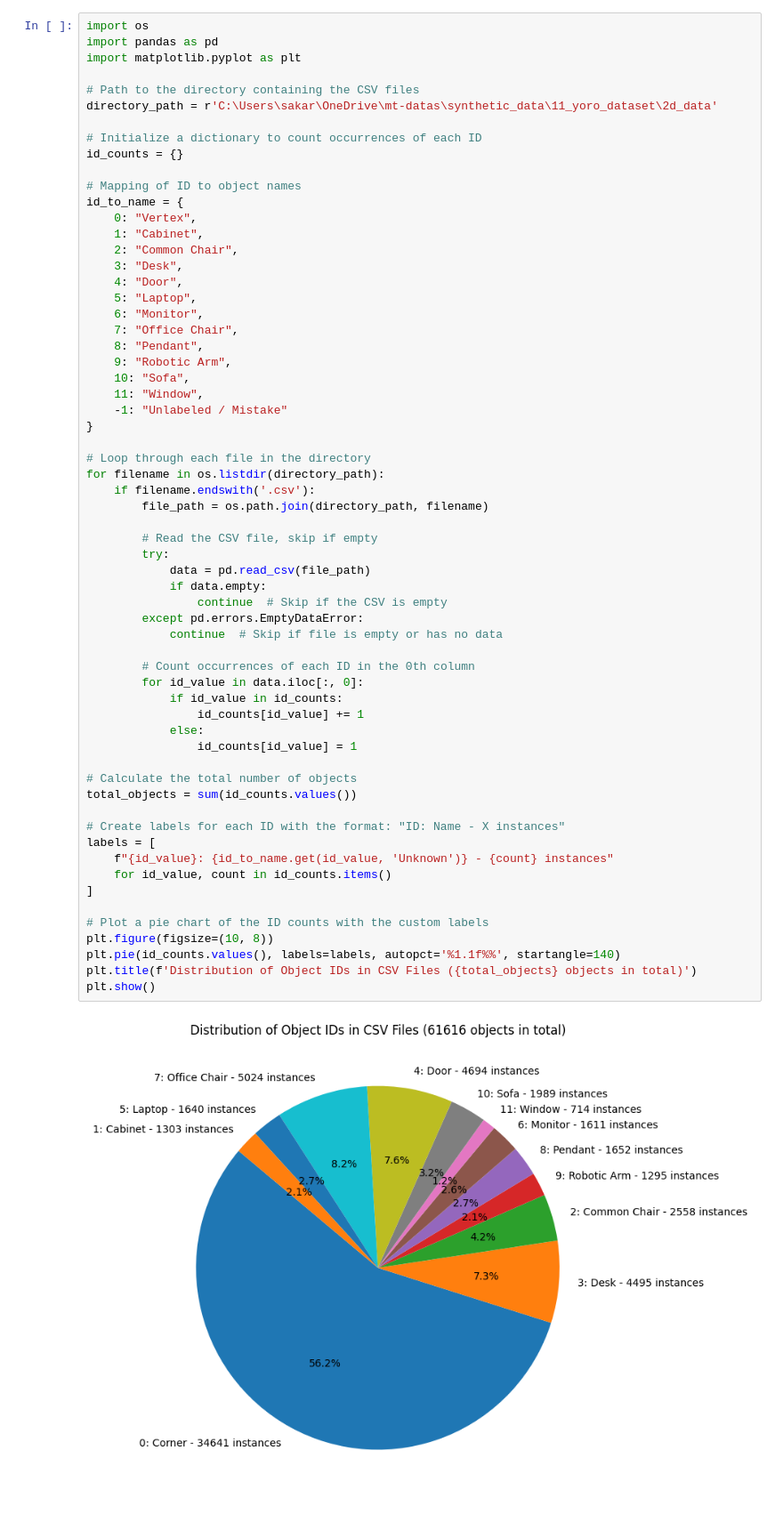
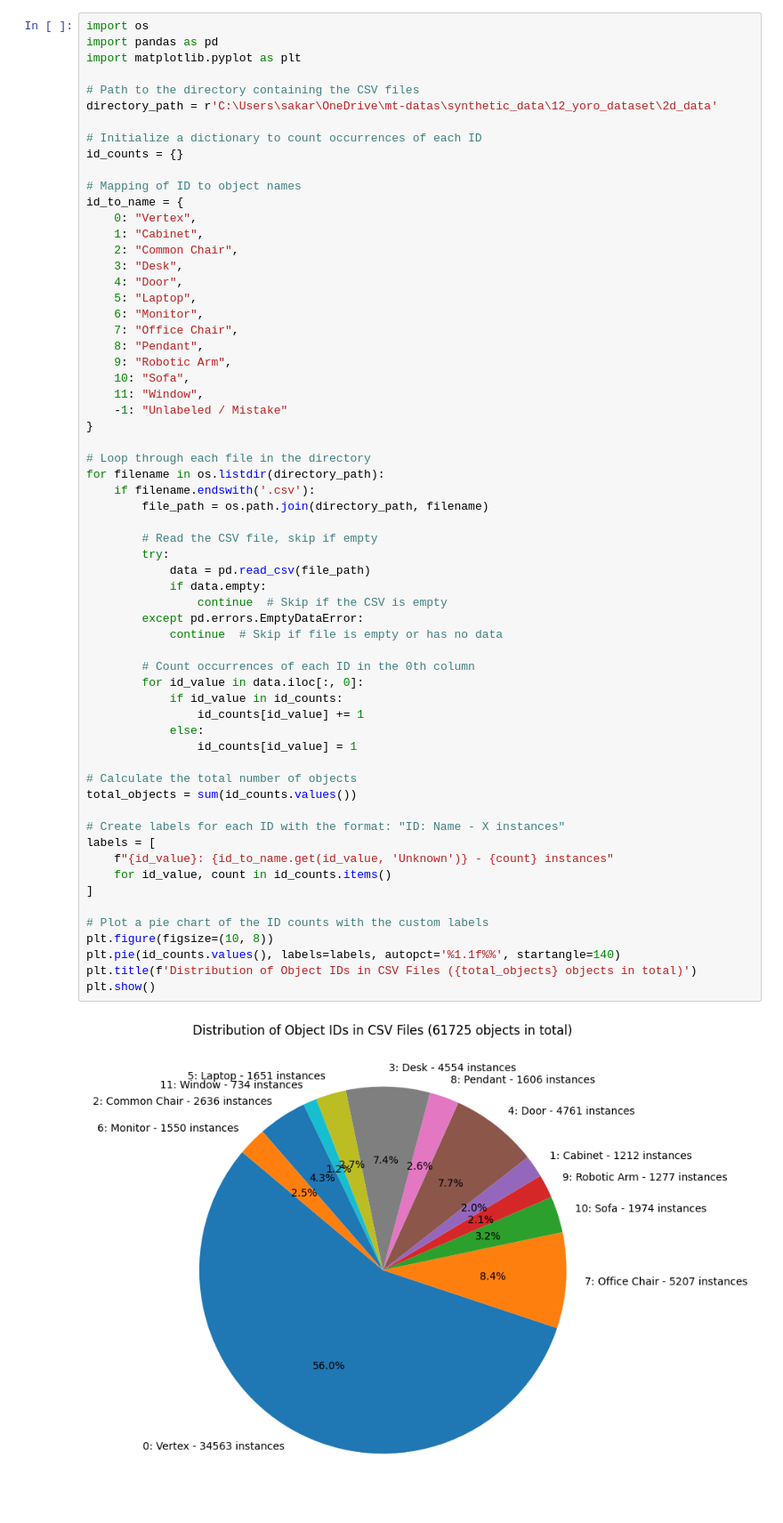
Before and after one commit to sarpermelikertekin/mt-3d-environments-from-video, a Jupyter notebook: Dataset Generation/dataset_validator.ipynb, the cells around one changed output. Shown at 89% size. Drawn from its saved outputs; the diff is of its cells as text.

```diff
--- a/Dataset Generation/dataset_validator.ipynb
+++ b/Dataset Generation/dataset_validator.ipynb
@@ -89,7 +89,7 @@ import pandas as pd
 import matplotlib.pyplot as plt
 
 # Path to the directory containing the CSV files
-directory_path = r'C:\Users\sakar\OneDrive\mt-datas\synthetic_data\11_yoro_dataset\2d_data'
+directory_path = r'C:\Users\sakar\OneDrive\mt-datas\synthetic_data\12_yoro_dataset\2d_data'
 
 # Initialize a dictionary to count occurrences of each ID
 id_counts = {}
@@ -119,34 +119,34 @@ for filename in os.listdir(directory_path):
         # Read the CSV file, skip if empty
         try:
             data = pd.read_csv(file_path)
             if data.empty:
                 continue  # Skip if the CSV is empty
         except pd.errors.EmptyDataError:
             continue  # Skip if file is empty or has no data
 
         # Count occurrences of each ID in the 0th column
         for id_value in data.iloc[:, 0]:
             if id_value in id_counts:
                 id_counts[id_value] += 1
             else:
                 id_counts[id_value] = 1
 
 # Calculate the total number of objects
 total_objects = sum(id_counts.values())
 
 # Create labels for each ID with the format: "ID: Name - X instances"
 labels = [
     f"{id_value}: {id_to_name.get(id_value, 'Unknown')} - {count} instances"
     for id_value, count in id_counts.items()
 ]
 
 # Plot a pie chart of the ID counts with the custom labels
 plt.figure(figsize=(10, 8))
 plt.pie(id_counts.values(), labels=labels, autopct='%1.1f%%', startangle=140)
 plt.title(f'Distribution of Object IDs in CSV Files ({total_objects} objects in total)')
 plt.show()
 # %% [output]
-[figure, old version]
+[figure, new version]
 # %%
 # Exclude ID 0 for the second plot
 filtered_id_counts = {id_value: count for id_value, count in id_counts.items() if id_value != 0}
```
Also changed, not shown: parts of 2 cells of this notebook, 35 other files.
